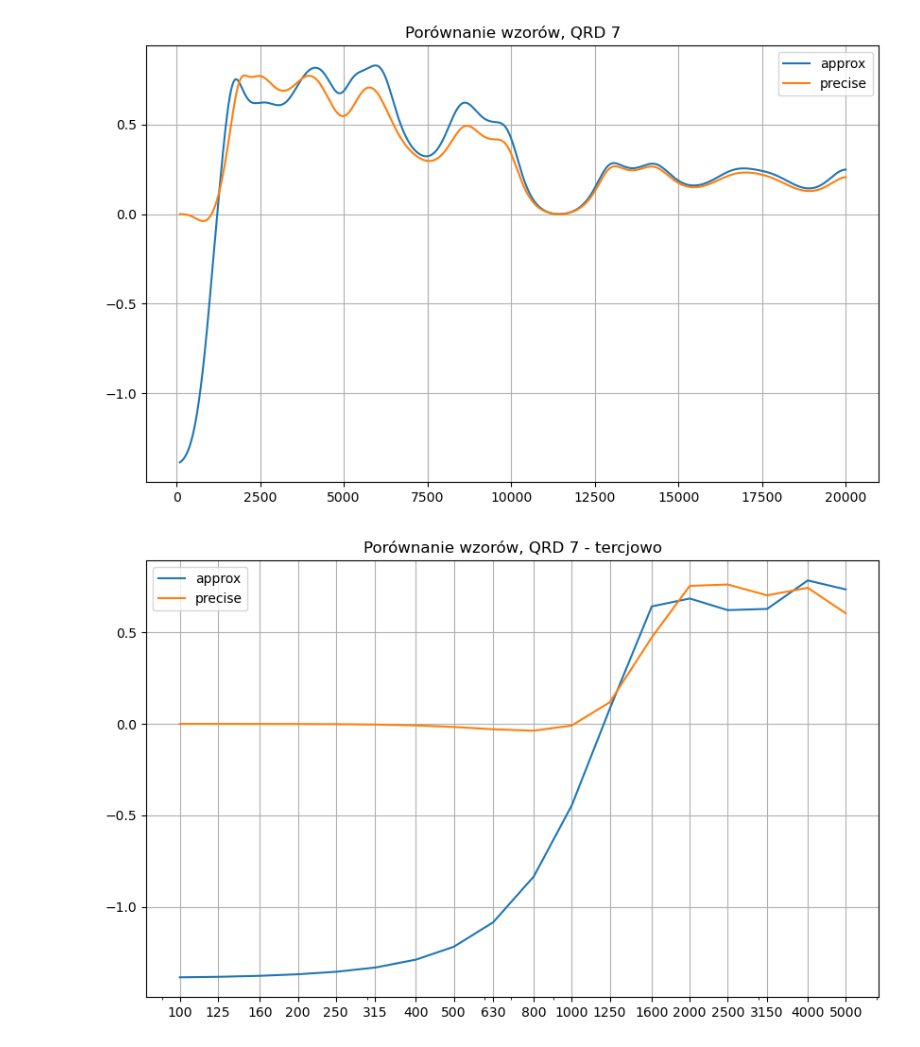
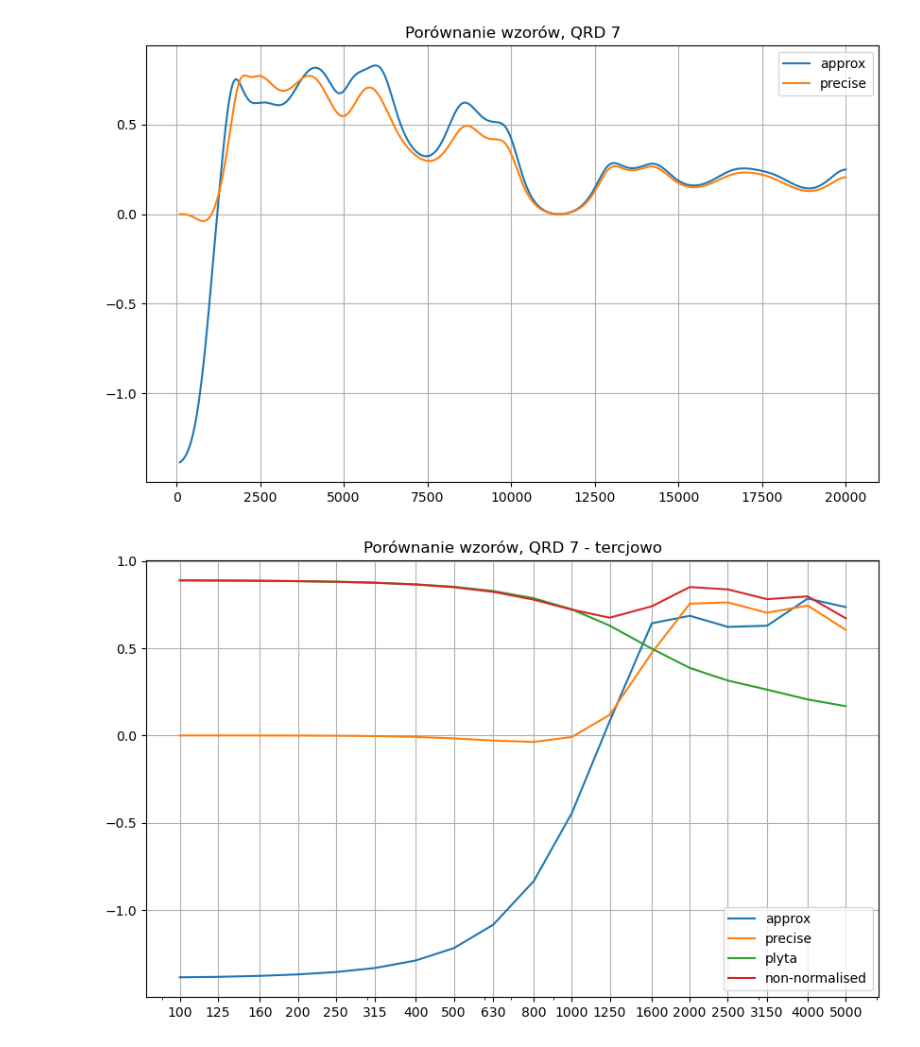
Before and after one commit to joskroba/AGH_quests, a Jupyter notebook: src/TPIRD_14-04.ipynb, the cells around one changed output. Cells and saved outputs as stored; diff of their text form; code cells hidden in the pictures.

```diff
--- a/src/TPIRD_14-04.ipynb
+++ b/src/TPIRD_14-04.ipynb
@@ -188,43 +188,47 @@ def to_thirds(x):
 
 
 myDif = Diffuser(sn,_hmax, _w)
+plyta = Diffuser(sn, 0, _w)
 myDif.plot()
 
 a, a_raw = d_coeff_normalised(myDif, 'a')
 b, b_raw = d_coeff_normalised(myDif, 'b')
+dp = d_coeff(plyta, 'b')
 
 plt.figure(figsize=(10,6))
 plt.title("Porównanie wzorów, QRD 7")
 plt.plot(_freqs, a, label = "approx")
 plt.plot(_freqs, b,label = "precise")
 plt.legend()
 plt.grid()
 plt.show()
 
 plt.figure(figsize=(10,6))
 plt.title("Porównanie wzorów, QRD 7 - tercjowo")
 plt.semilogx(fc_tercje, to_thirds(a), label = "approx")
 plt.semilogx(fc_tercje, to_thirds(b),label = "precise")
+plt.semilogx(fc_tercje, to_thirds(dp),label = "plyta")
+plt.semilogx(fc_tercje, to_thirds(b_raw),label = "non-normalised")
 plt.legend()
 plt.xticks(fc_tercje,fc_tercje)
 plt.grid()
 plt.show()
 
 plt.figure(figsize=(10,6))
 plt.title("QRD 7 - normalizacja t/n")
 plt.plot(_freqs, b, label = "normalised")
 plt.plot(_freqs, b_raw,label = "raw")
 plt.legend()
 plt.grid()
 plt.show()
 
 
 
 print(myDif)
 # %% [output]
 [figure]
 [figure]
-[figure, old version]
+[figure, new version]
 [figure]
 ------------------------------
 Indeks   | sn   | Głębokość [m]
```
Also changed, not shown: 3 other files.
